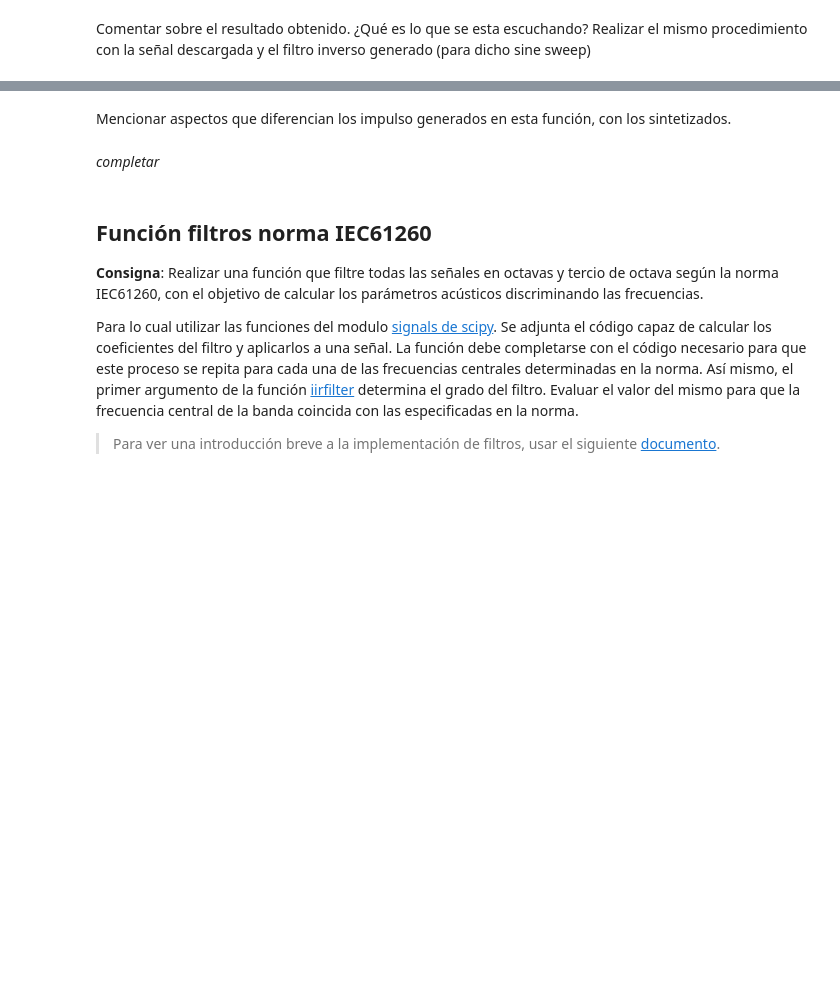
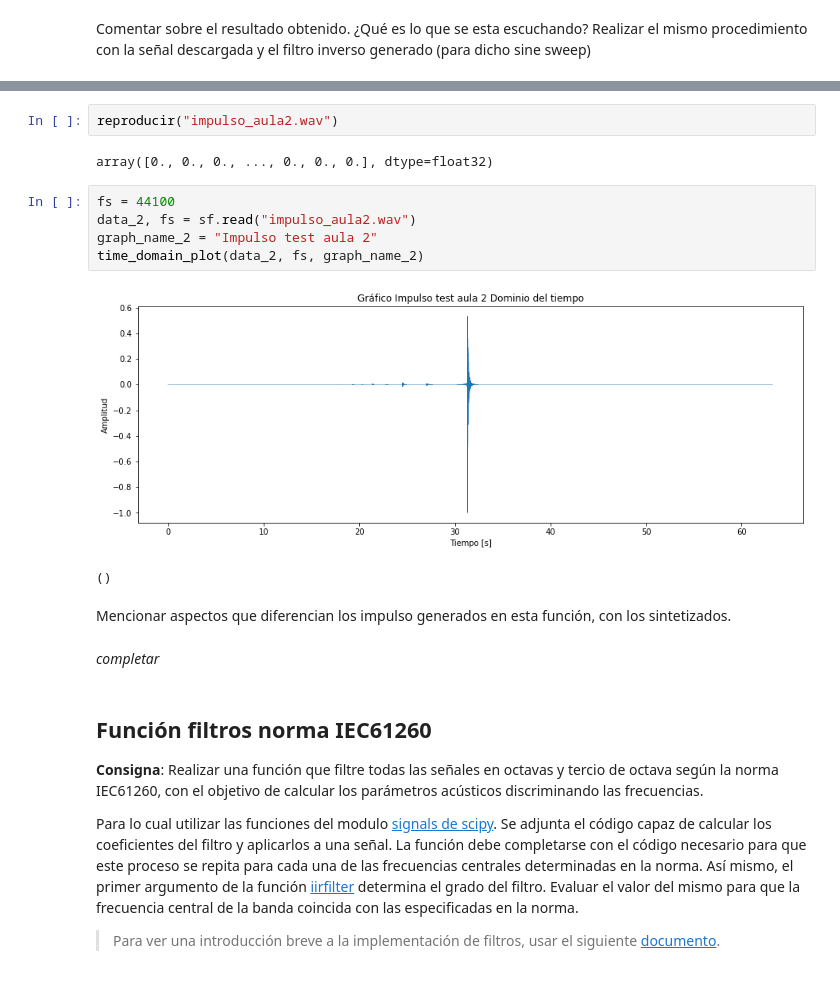
Before and after one commit to LucaFalchini/signal_sistems, a Jupyter notebook: noteboks/segunda_entrega.ipynb, the cells around one changed output, grey strips where cells are left out. Drawn from its saved outputs; the diff is of its cells as text; blank space fills up the shorter version.

```diff
--- a/noteboks/segunda_entrega.ipynb
+++ b/noteboks/segunda_entrega.ipynb
@@ -250,3 +267,15 @@ Comentar sobre el resultado obtenido. ¿Qué es lo que se esta escuchando? Reali
+# %%
+reproducir("impulso_aula2.wav")
+# %% [output]
+array([0., 0., 0., ..., 0., 0., 0.], dtype=float32)
+# %%
+fs = 44100
+data_2, fs = sf.read("impulso_aula2.wav")
+graph_name_2 = "Impulso test aula 2"
+time_domain_plot(data_2, fs, graph_name_2)
+# %% [output]
+[figure, added]
+()
 # %% [markdown]
 Mencionar aspectos que diferencian los impulso generados en esta función, con los sintetizados.
 # %% [markdown]
```
Also changed, not shown: parts of 27 cells of this notebook, 6 other files.
